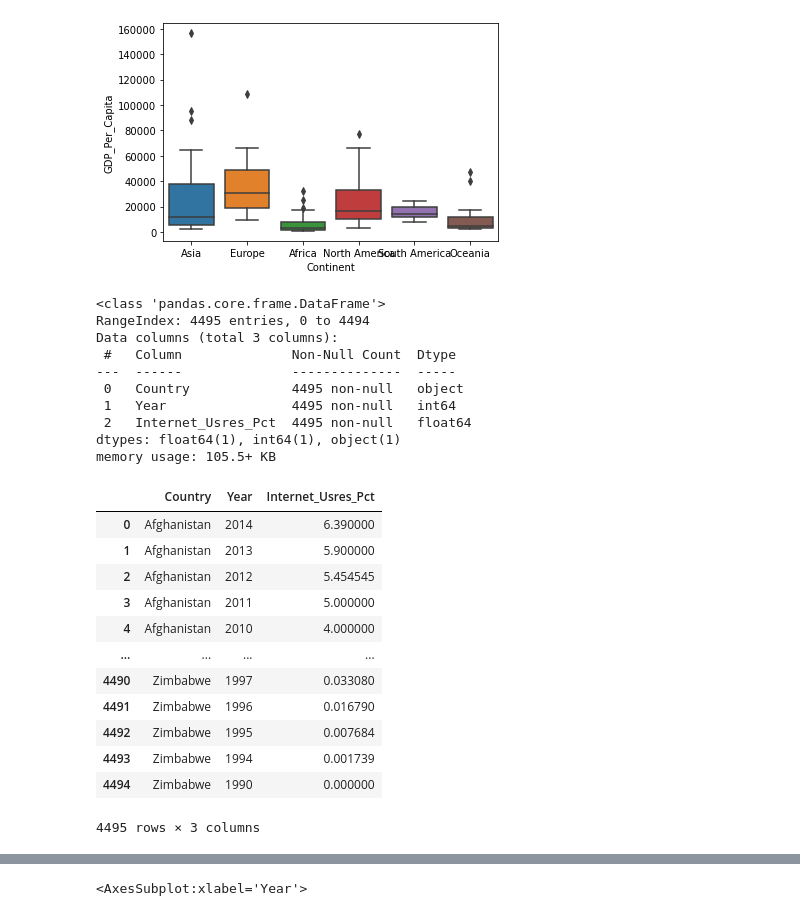
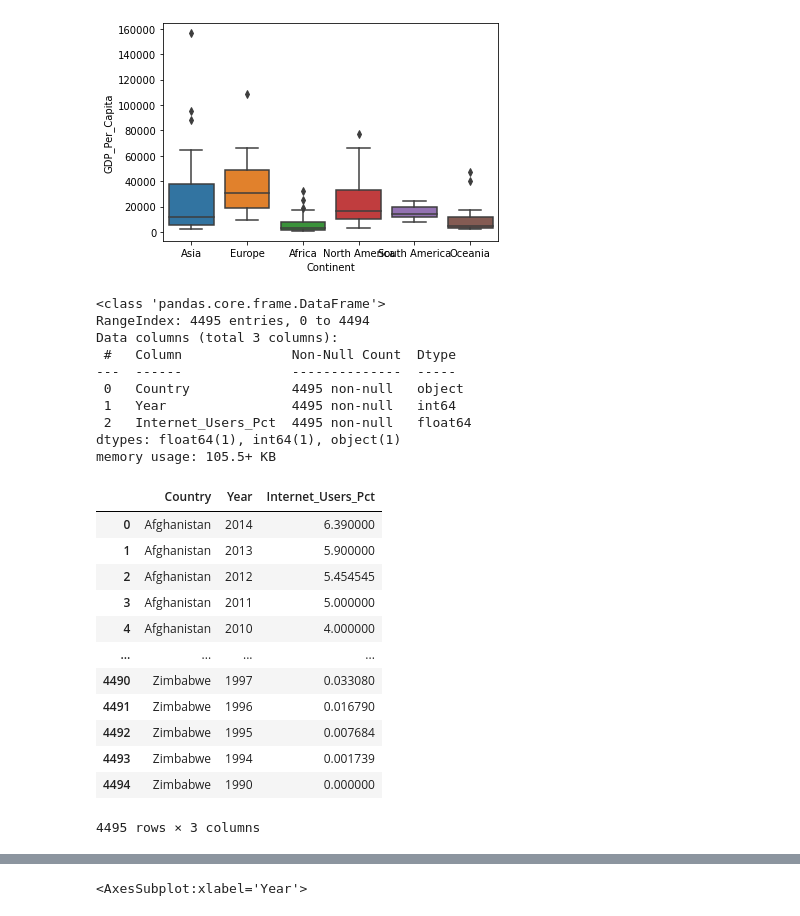
Before and after one commit to nss-data-science-cohort-5/un_exploration-CReihsmann, a Jupyter notebook: notebooks/un-exploration/UN_Data_Exploration.ipynb, the cells around one changed output, grey strips where cells are left out. Cells and saved outputs as stored; diff of their text form; code cells hidden in the pictures.

```diff
--- a/notebooks/un-exploration/UN_Data_Exploration.ipynb
+++ b/notebooks/un-exploration/UN_Data_Exploration.ipynb
@@ -206,23 +206,23 @@ sns.boxplot(x=gdp_2014["Continent"], y=gdp_2014["GDP_Per_Capita"])
 # %%
 internet_df = pd.read_csv("../../data/UNdata_Export_Internet.csv", nrows=4496, engine='python')
 internet_df = internet_df.drop(columns='Value Footnotes')
-internet_df.columns=['Country', 'Year', 'Internet_Usres_Pct']
+internet_df.columns=['Country', 'Year', 'Internet_Users_Pct']
 
 internet_df.shape
 internet_df.info()
 internet_df
 # %% [output]
 <class 'pandas.core.frame.DataFrame'>
 RangeIndex: 4495 entries, 0 to 4494
 Data columns (total 3 columns):
  #   Column              Non-Null Count  Dtype
 ---  ------              --------------  -----
  0   Country             4495 non-null   object
  1   Year                4495 non-null   int64
- 2   Internet_Usres_Pct  4495 non-null   float64
+ 2   Internet_Users_Pct  4495 non-null   float64
 dtypes: float64(1), int64(1), object(1)
 memory usage: 105.5+ KB
-|  | Country | Year | Internet_Usres_Pct |
+|  | Country | Year | Internet_Users_Pct |
 | 0 | Afghanistan | 2014 | 6.390000 |
 | 1 | Afghanistan | 2013 | 5.900000 |
 | 2 | Afghanistan | 2012 | 5.454545 |
```
Also changed, not shown: parts of 14 cells of this notebook.
